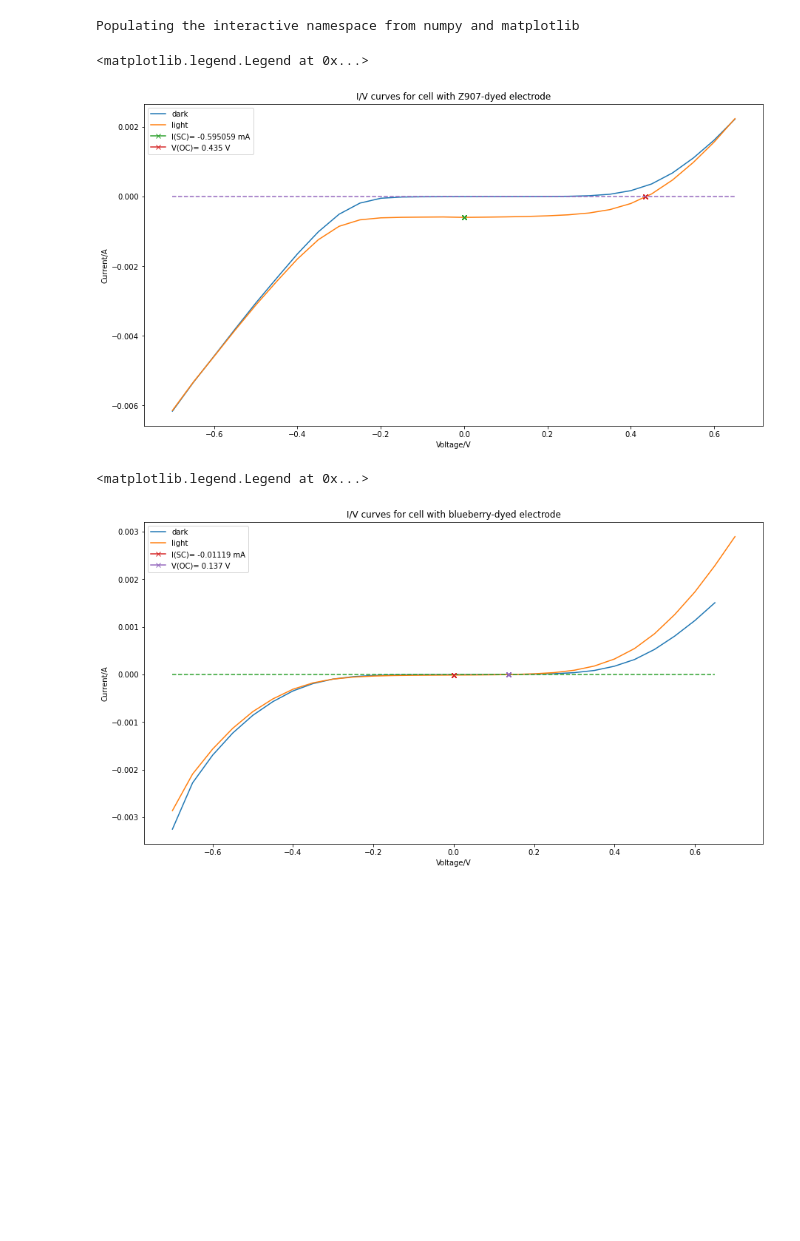
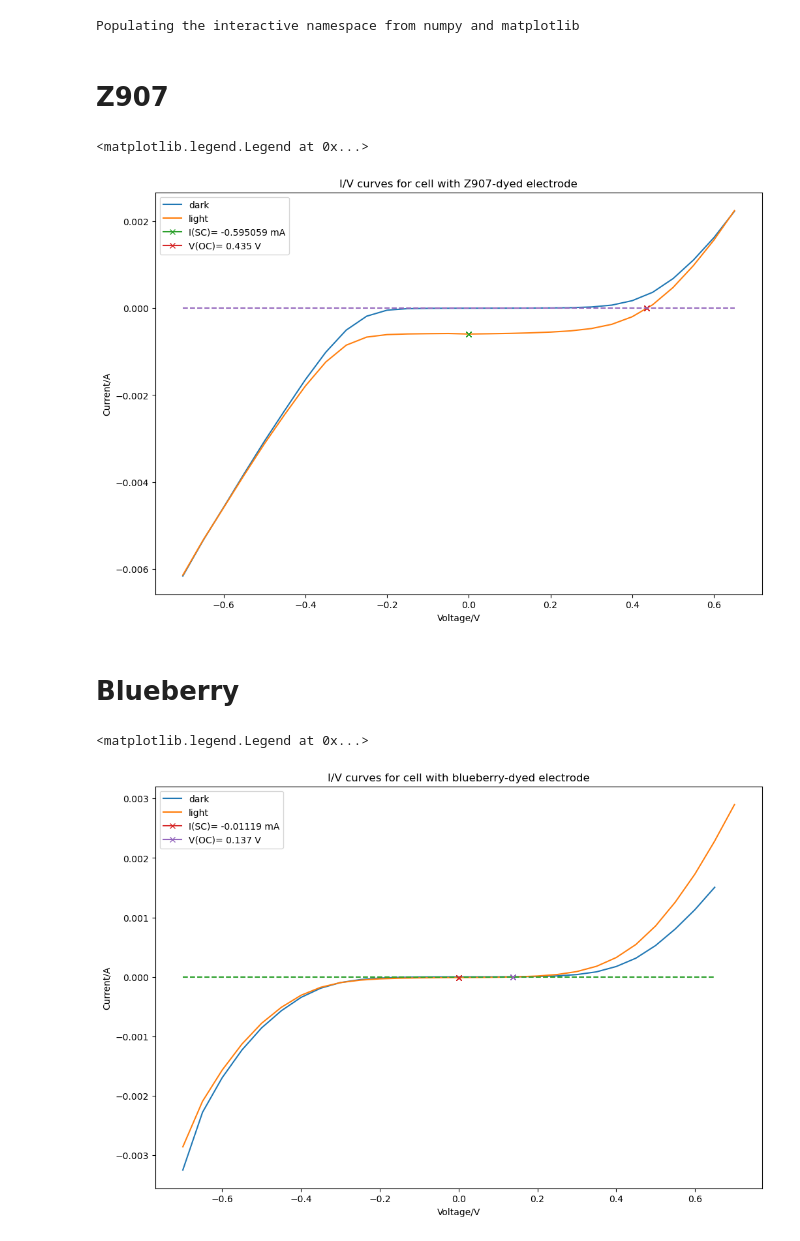
Before and after one commit to notmuchgeek/y3_DSSC, a Jupyter notebook: DSSC_data_analysis_IV_curves_Colin-Version.ipynb, the cells around one changed output. Cells and saved outputs as stored; diff of their text form; code cells hidden in the pictures; blank space fills up the shorter version.

```diff
--- a/DSSC_data_analysis_IV_curves_Colin-Version.ipynb
+++ b/DSSC_data_analysis_IV_curves_Colin-Version.ipynb
@@ -4,30 +4,34 @@ import numpy as np
 import scipy.optimize
 # %% [output]
 Populating the interactive namespace from numpy and matplotlib
+# %% [markdown]
+# Z907
 # %%
-figure = figsize(15,8)
-z907dark=genfromtxt('plot_datasets\iv-curves\SC1_Z907_dark.txt',delimiter=' ')
-z907light=genfromtxt('plot_datasets\iv-curves\SC1_Z907_lighted.txt',delimiter=' ')
+figure = figsize(12,8)
+z907dark=genfromtxt('all_plot_datasets\SC1_Z907_dark.txt',delimiter=' ')
+z907light=genfromtxt('all_plot_datasets\SC1_Z907_lighted.txt',delimiter=' ')
 vz907dark=z907dark[:,0]
 iz907dark=z907dark[:,1]
 vz907light=z907light[:,0]
 iz907light=z907light[:,1]
 plot(vz907dark,iz907dark,label = 'dark')
 plot(vz907light,iz907light,label = 'light')
 plot(0+vz907dark-vz907dark,-0.000595059+iz907dark-iz907dark,marker='x',label='I(SC)= -0.595059 mA')
 plot(0.435+vz907dark-vz907dark,0+iz907dark-iz907dark,marker='x',label='V(OC)= 0.435 V')
 plot(vz907dark,0+iz907dark-iz907dark,linestyle='--')
 title('I/V curves for cell with Z907-dyed electrode')
 xlabel('Voltage/V')
 ylabel('Current/A')
 legend()
 # %% [output]
 <matplotlib.legend.Legend at 0x...>
-[figure, old version]
+[figure, new version]
+# %% [markdown]
+# Blueberry
 # %%
-figure = figsize(15,8)
-Bluedark=genfromtxt('plot_datasets\iv-curves\SC5_Blue.txt',delimiter=' ')
-Bluelight=genfromtxt('plot_datasets\iv-curves\SC5_Blue_med-light.txt',delimiter=' ')
+figure = figsize(12,8)
+Bluedark=genfromtxt('all_plot_datasets\SC5_Blue.txt',delimiter=' ')
+Bluelight=genfromtxt('all_plot_datasets\SC5_Blue_med-light.txt',delimiter=' ')
 vBluedark=Bluedark[:,0]
 iBluedark=Bluedark[:,1]
 vBluelight=Bluelight[:,0]
@@ -43,5 +47,5 @@ ylabel('Current/A')
 legend()
 # %% [output]
 <matplotlib.legend.Legend at 0x...>
-[figure, old version]
+[figure, new version]
 # %%
```
Also changed, not shown: parts of 7 cells of this notebook, 37 other files.
